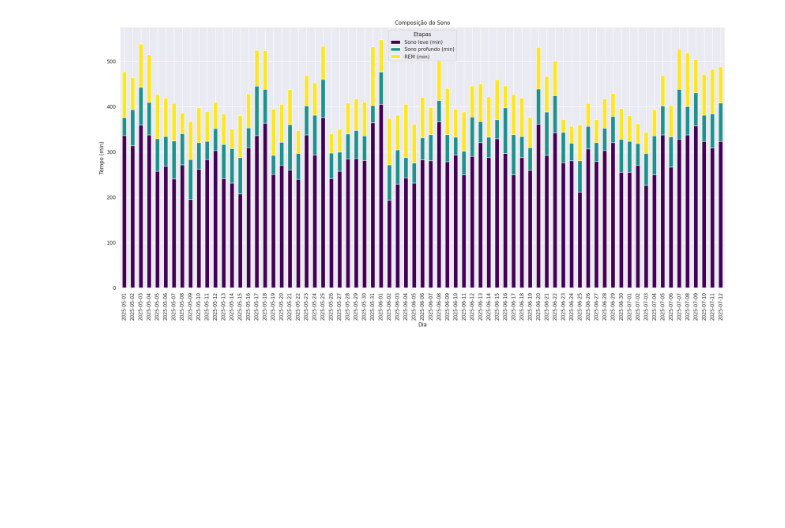
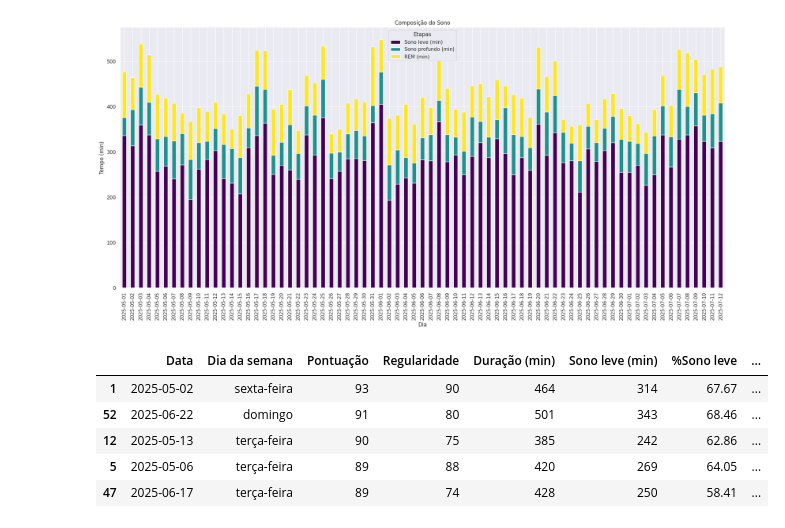
Before and after one commit to kylesonev/sleep_analysis, a Jupyter notebook: notebook/01.ipynb, the cells around one changed output. Cells and saved outputs as stored; diff of their text form; code cells hidden in the pictures; blank space fills up the shorter version.

```diff
--- a/notebook/01.ipynb
+++ b/notebook/01.ipynb
@@ -273,3 +273,13 @@ plt.tight_layout()
 plt.show()
 # %% [output]
 [figure]
+# %%
+data_ordenado = data.sort_values(by="Pontuação", ascending=False)
+data_ordenado.head()
+# %% [output]
+|  | Data | Dia da semana | Pontuação | Regularidade | Duração (min) | Sono leve (min) | %Sono leve | ... |
+| 1 | 2025-05-02 | sexta-feira | 93 | 90 | 464 | 314 | 67.67 | ... |
+| 52 | 2025-06-22 | domingo | 91 | 80 | 501 | 343 | 68.46 | ... |
+| 12 | 2025-05-13 | terça-feira | 90 | 75 | 385 | 242 | 62.86 | ... |
+| 5 | 2025-05-06 | terça-feira | 89 | 88 | 420 | 269 | 64.05 | ... |
+| 47 | 2025-06-17 | terça-feira | 89 | 74 | 428 | 250 | 58.41 | ... |
```
